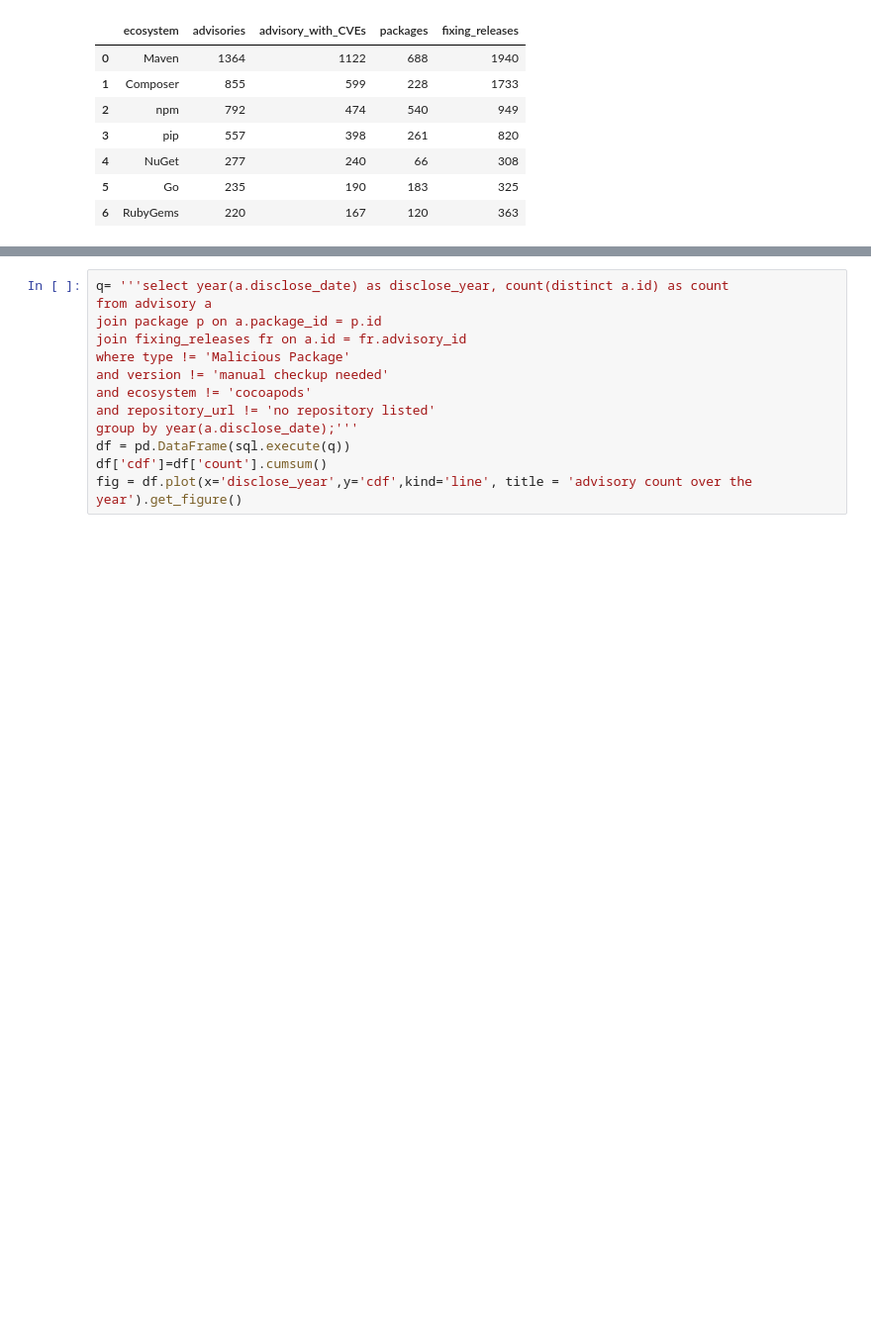
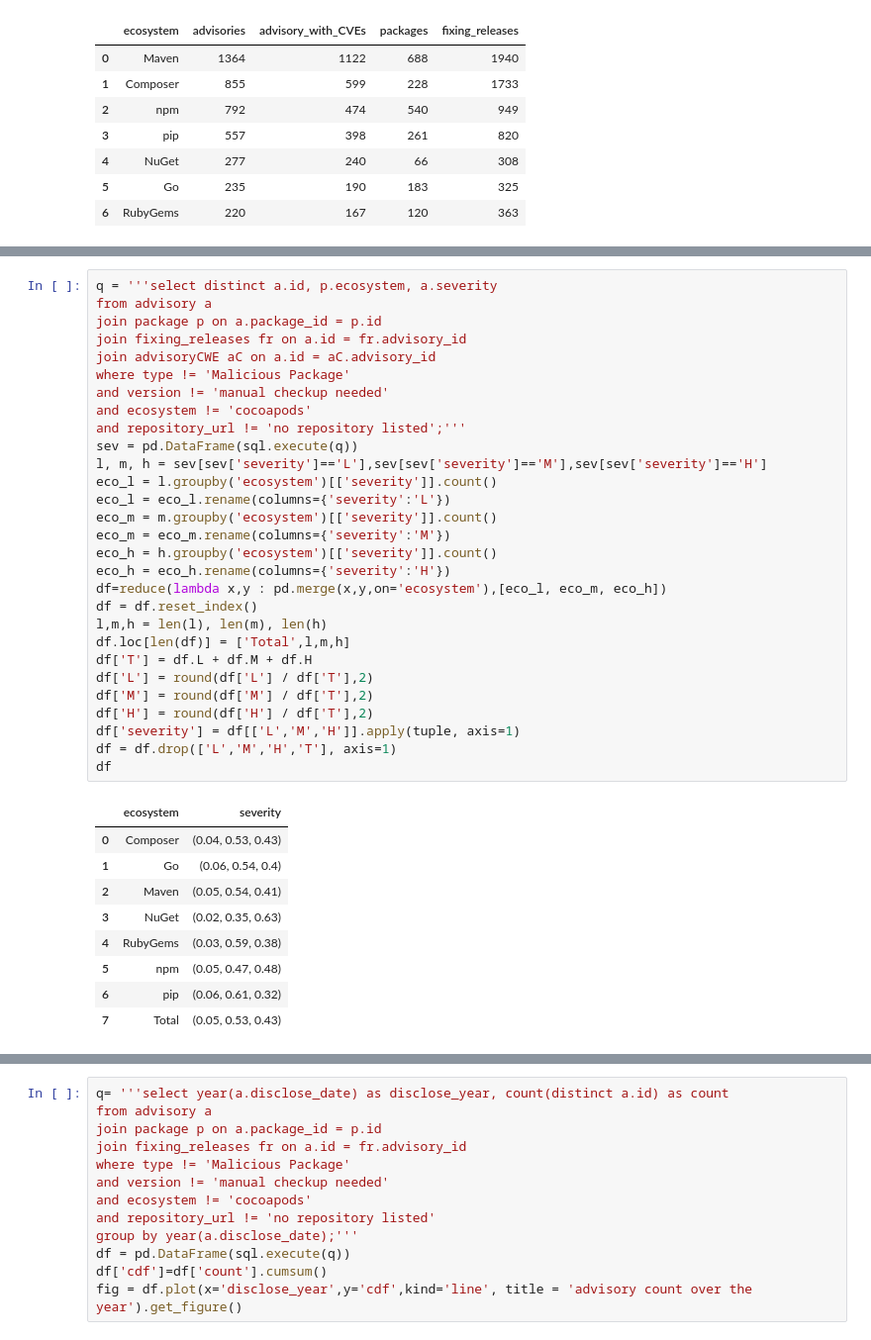
Before and after one commit to nasifimtiazohi/advisory-lifecycle, a Jupyter notebook: data_explore/repo_resolved.ipynb, the cells around one changed output, grey strips where cells are left out. Shown at 99% size. Saved outputs shown, nothing was run; the diff lists cells and outputs as text; blank space fills up the shorter version.

```diff
--- a/data_explore/repo_resolved.ipynb
+++ b/data_explore/repo_resolved.ipynb
@@ -58,0 +107,39 @@ df
+# %%
+q = '''select distinct a.id, p.ecosystem, a.severity
+from advisory a
+join package p on a.package_id = p.id
+join fixing_releases fr on a.id = fr.advisory_id
+join advisoryCWE aC on a.id = aC.advisory_id
+where type != 'Malicious Package'
+and version != 'manual checkup needed'
+and ecosystem != 'cocoapods'
+and repository_url != 'no repository listed';'''
+sev = pd.DataFrame(sql.execute(q))
+l, m, h = sev[sev['severity']=='L'],sev[sev['severity']=='M'],sev[sev['severity']=='H']
+eco_l = l.groupby('ecosystem')[['severity']].count()
+eco_l = eco_l.rename(columns={'severity':'L'})
+eco_m = m.groupby('ecosystem')[['severity']].count()
+eco_m = eco_m.rename(columns={'severity':'M'})
+eco_h = h.groupby('ecosystem')[['severity']].count()
+eco_h = eco_h.rename(columns={'severity':'H'})
+df=reduce(lambda x,y : pd.merge(x,y,on='ecosystem'),[eco_l, eco_m, eco_h])
+df = df.reset_index()
+l,m,h = len(l), len(m), len(h)
+df.loc[len(df)] = ['Total',l,m,h]
+df['T'] = df.L + df.M + df.H
+df['L'] = round(df['L'] / df['T'],2)
+df['M'] = round(df['M'] / df['T'],2)
+df['H'] = round(df['H'] / df['T'],2)
+df['severity'] = df[['L','M','H']].apply(tuple, axis=1)
+df = df.drop(['L','M','H','T'], axis=1)
+df
+# %% [output]
+|  | ecosystem | severity |
+| 0 | Composer | (0.04, 0.53, 0.43) |
+| 1 | Go | (0.06, 0.54, 0.4) |
+| 2 | Maven | (0.05, 0.54, 0.41) |
+| 3 | NuGet | (0.02, 0.35, 0.63) |
+| 4 | RubyGems | (0.03, 0.59, 0.38) |
+| 5 | npm | (0.05, 0.47, 0.48) |
+| 6 | pip | (0.06, 0.61, 0.32) |
+| 7 | Total | (0.05, 0.53, 0.43) |
```
Also changed, not shown: parts of 8 cells of this notebook, 1 other file.
